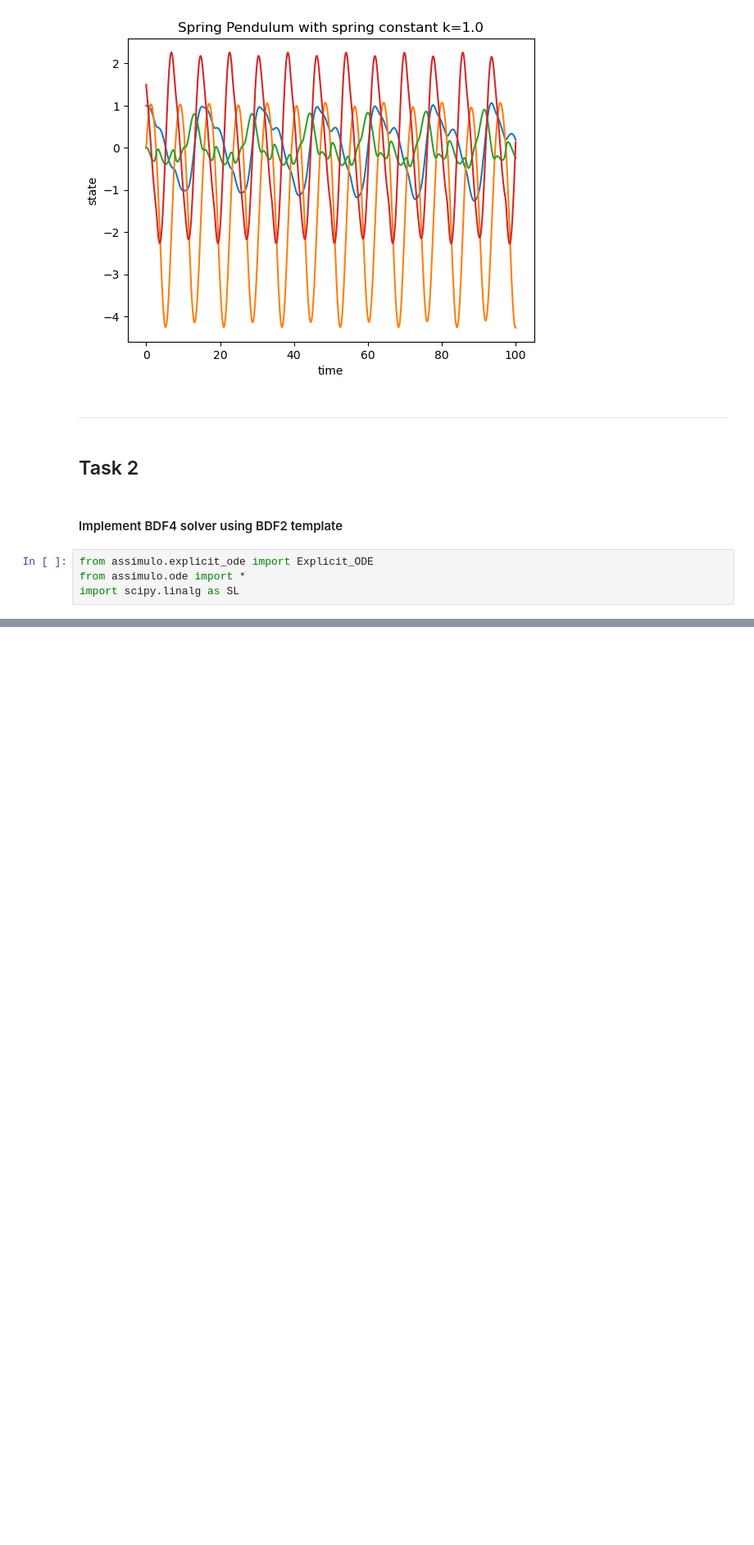
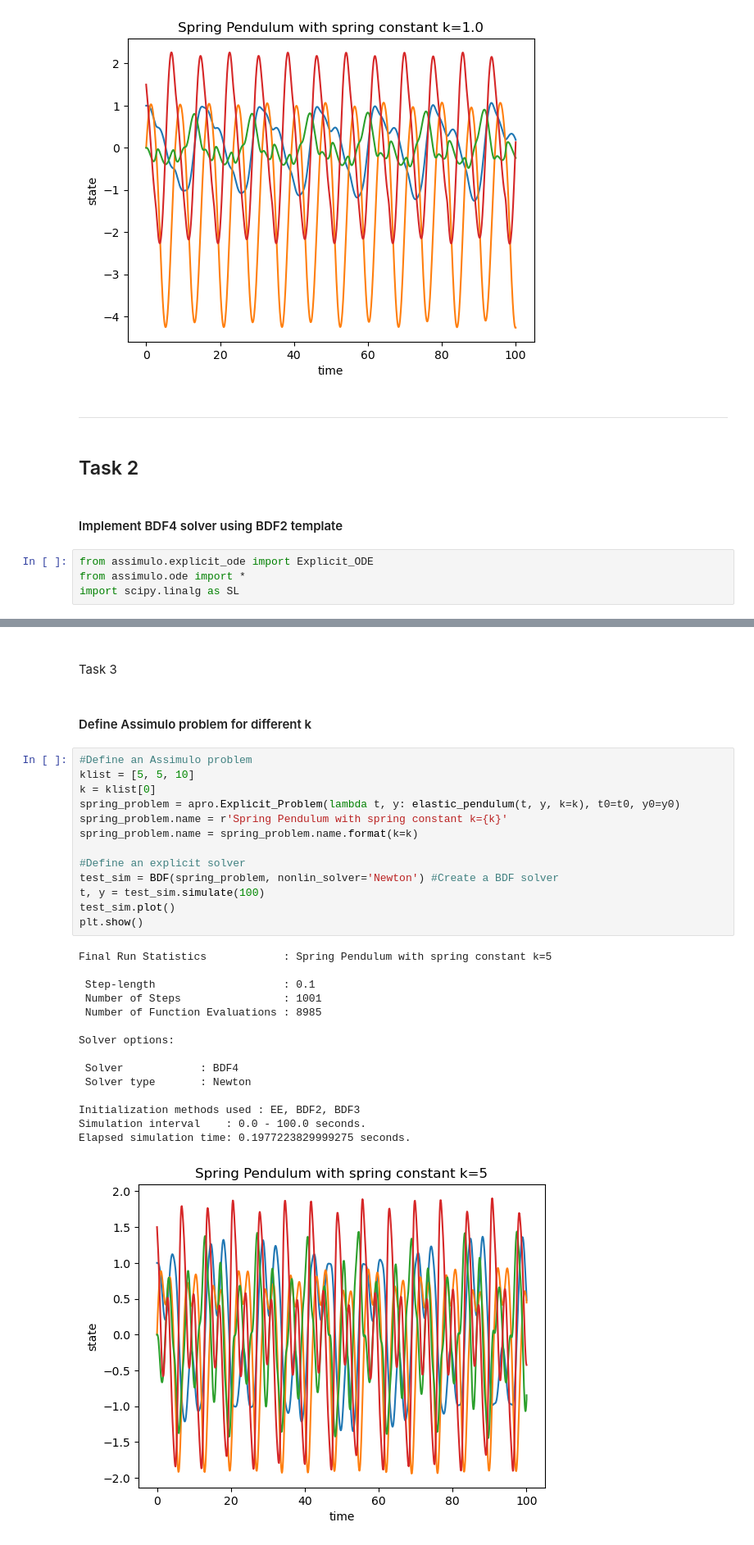
Before and after one commit to msvenssons/NUMN26, a Jupyter notebook: project1.ipynb, the cells around one changed output, grey strips where cells are left out. Shown at 82% size. Cells and saved outputs as stored; diff of their text form; blank space fills up the shorter version.

```diff
--- a/project1.ipynb
+++ b/project1.ipynb
@@ -264,0 +295,44 @@ Elapsed simulation time: 2.192351409999901 seconds.
+# %% [markdown]
+##
+
+
+
+
+
+
+
+
+
+
+ Task 3
+# %% [markdown]
+#### Define Assimulo problem for different k
+# %%
+#Define an Assimulo problem
+klist = [5, 5, 10]
+k = klist[0]
+spring_problem = apro.Explicit_Problem(lambda t, y: elastic_pendulum(t, y, k=k), t0=t0, y0=y0)
+spring_problem.name = r'Spring Pendulum with spring constant k={k}'
+spring_problem.name = spring_problem.name.format(k=k)
+
+#Define an explicit solver
+test_sim = BDF(spring_problem, nonlin_solver='Newton') #Create a BDF solver
+t, y = test_sim.simulate(100)
+test_sim.plot()
+plt.show()
+# %% [output]
+Final Run Statistics            : Spring Pendulum with spring constant k=5
+
+ Step-length                    : 0.1
+ Number of Steps                : 1001
+ Number of Function Evaluations : 8985
+
+Solver options:
+
+ Solver            : BDF4
+ Solver type       : Newton
+
+Initialization methods used : EE, BDF2, BDF3
+Simulation interval    : 0.0 - 100.0 seconds.
+Elapsed simulation time: 0.1977223829999275 seconds.
+[figure, added]
```
Also changed, not shown: parts of 5 cells of this notebook.
